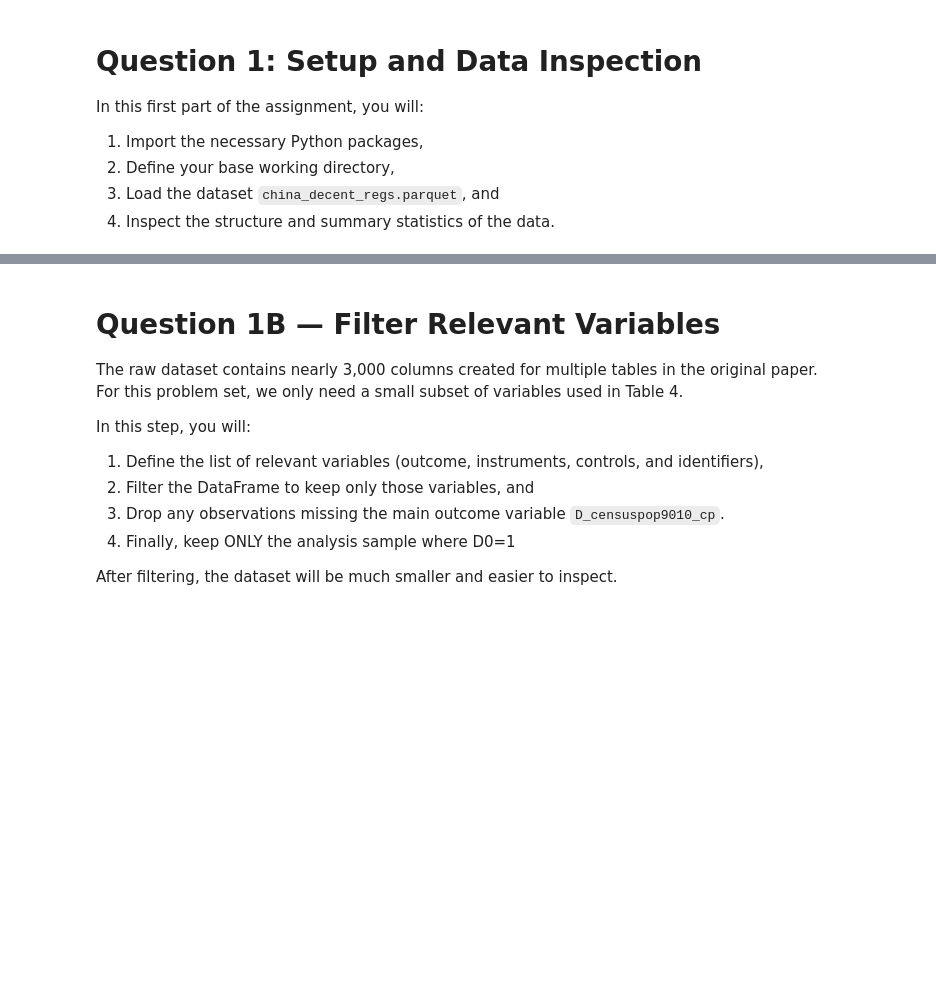
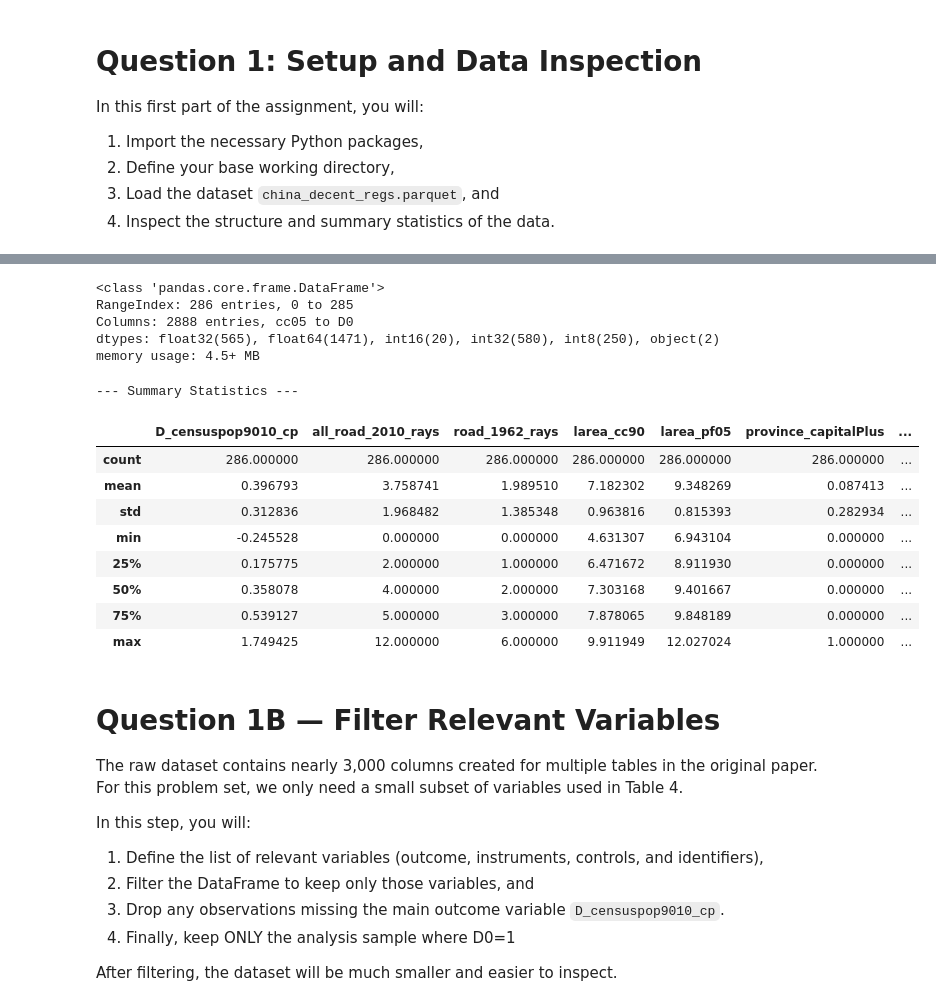
Before and after one commit to norsini1515/MapCreator, a Jupyter notebook: file_transit/china_empirical_problem.ipynb, the cells around one changed output, grey strips where cells are left out. Cells and saved outputs as stored; diff of their text form; code cells hidden in the pictures; blank space fills up the shorter version.

Commit message:
Update china_empirical_problem.ipynb
UE python assignment work

```diff
--- a/file_transit/china_empirical_problem.ipynb
+++ b/file_transit/china_empirical_problem.ipynb
@@ -153,0 +115,8 @@ max              17.110273               0.289761                0.512195  1.178
+# %%
+# Define base directory (adjust this path as needed)
+print(os.getcwd())  # Print current working directory to help set the correct path
+# base_dir = Path("H:/Documents/GradSchool/UrbanEcon/Assignments")
+base_dir = Path("C:/Users/nicho/Documents/World Building/MapCreator/file_transit")
+# Load dataset
+china_df = pd.read_parquet(base_dir / "china_decent_regs.parquet")
+china_df.head()
@@ -154,3 +142,36 @@ max              17.110273               0.289761                0.512195  1.178
+# %%
+
+# Inspect structure
+china_df.info()
+# %% [output]
+<class 'pandas.core.frame.DataFrame'>
+RangeIndex: 286 entries, 0 to 285
+Columns: 2888 entries, cc05 to D0
+dtypes: float32(565), float64(1471), int16(20), int32(580), int8(250), object(2)
+memory usage: 4.5+ MB
+# %%
+
+# Summary statistics for key variables
+summary_vars = [
+    "D_censuspop9010_cp", "all_road_2010_rays", "road_1962_rays",
+    "larea_cc90", "larea_pf05", "province_capitalPlus",
+    "lcensuspop1982_pref", "frac_highedu1982_pref",
+    "share_emp_man1982_pref", "ruralMigp00"
+]
+summary_stats = china_df[summary_vars].describe()
+print("--- Summary Statistics ---")
+display(summary_stats)
+# %% [output]
+--- Summary Statistics ---
+|  | D_censuspop9010_cp | all_road_2010_rays | road_1962_rays | larea_cc90 | larea_pf05 | province_capitalPlus | ... |
+| count | 286.000000 | 286.000000 | 286.000000 | 286.000000 | 286.000000 | 286.000000 | ... |
+| mean | 0.396793 | 3.758741 | 1.989510 | 7.182302 | 9.348269 | 0.087413 | ... |
+| std | 0.312836 | 1.968482 | 1.385348 | 0.963816 | 0.815393 | 0.282934 | ... |
+| min | -0.245528 | 0.000000 | 0.000000 | 4.631307 | 6.943104 | 0.000000 | ... |
+| 25% | 0.175775 | 2.000000 | 1.000000 | 6.471672 | 8.911930 | 0.000000 | ... |
+| 50% | 0.358078 | 4.000000 | 2.000000 | 7.303168 | 9.401667 | 0.000000 | ... |
+| 75% | 0.539127 | 5.000000 | 3.000000 | 7.878065 | 9.848189 | 0.000000 | ... |
+| max | 1.749425 | 12.000000 | 6.000000 | 9.911949 | 12.027024 | 1.000000 | ... |
 # %% [markdown]
 # Question 1B — Filter Relevant Variables
 
```
Also changed, not shown: parts of 9 cells of this notebook.
